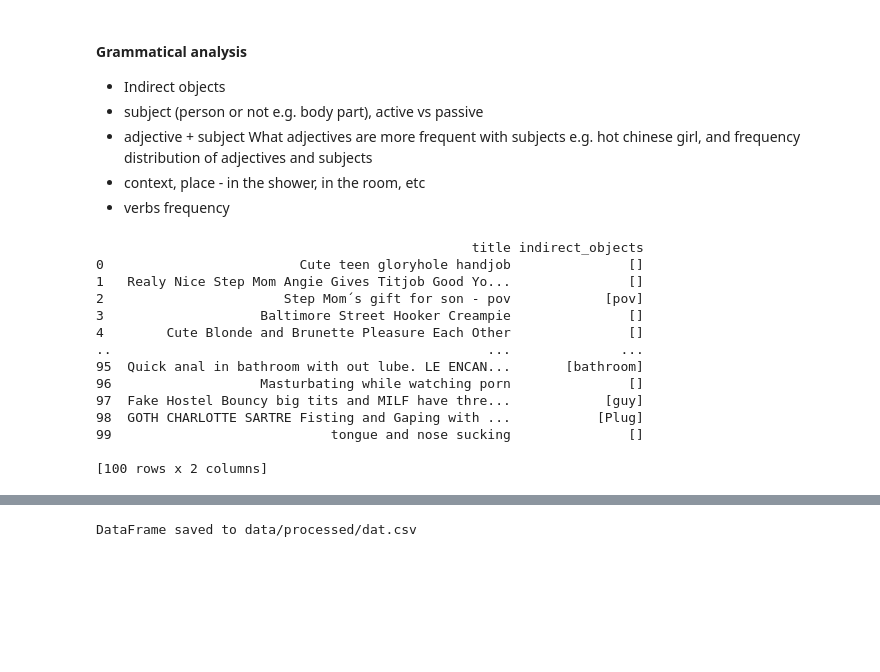
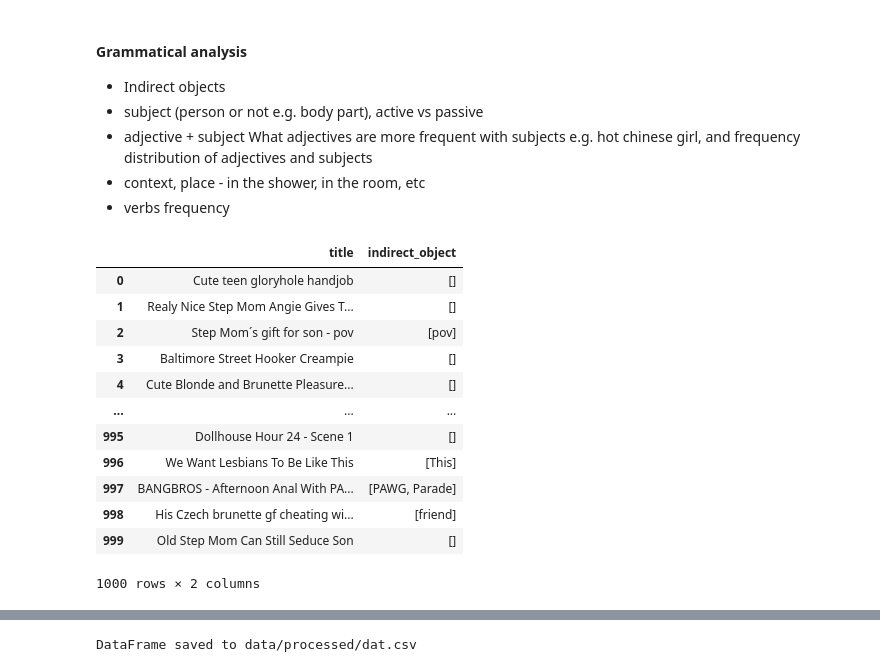
Before and after one commit to ptypes-nlesc/stereotype-map, a Jupyter notebook: notebooks/Analysis.ipynb, the cells around one changed output, grey strips where cells are left out. Cells and saved outputs as stored; diff of their text form; code cells hidden in the pictures; blank space fills up the shorter version.

```diff
--- a/notebooks/Analysis.ipynb
+++ b/notebooks/Analysis.ipynb
@@ -321,53 +321,52 @@ Name: sentiment, Length: 218004, dtype: float64
 - context, place - in the shower, in the room, etc
 - verbs frequency
 # %%
-df = pd.read_csv("data/processed/dat.csv").head(100)
-# TODO need more thinking
+df = pd.read_csv("data/processed/dat.csv").head(1000)
+# # TODO need more thinking
 
-import spacy
+# import spacy
 
-# Load the English NLP model
-nlp = spacy.load("en_core_web_md")
+# # Load the English NLP model
+# nlp = spacy.load("en_core_web_md")
 
 
-# Function to extract indirect objects from a title
-def extract_indirect_objects(title):
-    doc = nlp(title)
-    indirect_objects = []
+# # Function to extract indirect objects from a title
+# def extract_indirect_object(title):
+#     doc = nlp(title)
+#     indirect_objects = []
 
-    for token in doc:
-        # Check for indirect object (dative case) or preposition followed by a noun
-        if token.dep_ == "iobj":
-            indirect_objects.append(token.text)
-        elif token.dep_ == "prep":  # Check for prepositions
-            # Look for the object of the preposition
-            for child in token.children:
-                if child.dep_ in [
-                    "pobj",
-                    "dobj",
-                ]:  # Object of the preposition or direct object
-                    indirect_objects.append(child.text)
+#     for token in doc:
+#         # Check for indirect object (dative case) or preposition followed by a noun
+#         if token.dep_ == "iobj":
+#             indirect_objects.append(token.text)
+#         elif token.dep_ == "prep":  # Check for prepositions
+#             # Look for the object of the preposition
+#             for child in token.children:
+#                 if child.dep_ in [
+#                     "pobj",
+#                     "dobj",
+#                 ]:  # Object of the preposition or direct object
+#                     indirect_objects.append(child.text)
 
-    return indirect_objects
+#     return indirect_objects
 
 
-# Apply the function to the titles in the DataFrame
-df["indirect_objects"] = df["title"].apply(extract_indirect_objects)
+# # Apply the function to the titles in the DataFrame
+# df["indirect_object"] = df["title"].apply(extract_indirect_object)
 
-# Display the results
-print(df[["title", "indirect_objects"]])
+# # Display the results
+# df[["title", "indirect_object"]]
 # %% [output]
+|  | title | indirect_object |
+| 0 | Cute teen gloryhole handjob | [] |
+| 1 | Realy Nice Step Mom Angie Gives T... | [] |
+| 2 | Step Mom´s gift for son - pov | [pov] |
+| 3 | Baltimore Street Hooker Creampie | [] |
+| 4 | Cute Blonde and Brunette Pleasure... | [] |
+| ... | ... | ... |
+| 995 | Dollhouse Hour 24 - Scene 1 | [] |
+| 996 | We Want Lesbians To Be Like This | [This] |
+| 997 | BANGBROS - Afternoon Anal With PA... | [PAWG, Parade] |
+| 998 | His Czech brunette gf cheating wi... | [friend] |
+| 999 | Old Step Mom Can Still Seduce Son | [] |
-                                                title indirect_objects
-0                         Cute teen gloryhole handjob               []
-1   Realy Nice Step Mom Angie Gives Titjob Good Yo...               []
-2                       Step Mom´s gift for son - pov            [pov]
-3                    Baltimore Street Hooker Creampie               []
-4        Cute Blonde and Brunette Pleasure Each Other               []
-..                                                ...              ...
-95  Quick anal in bathroom with out lube. LE ENCAN...       [bathroom]
-96                   Masturbating while watching porn               []
-97  Fake Hostel Bouncy big tits and MILF have thre...            [guy]
-98  GOTH CHARLOTTE SARTRE Fisting and Gaping with ...           [Plug]
-99                            tongue and nose sucking               []
-
-[100 rows x 2 columns]
+1000 rows × 2 columns
```
Also changed, not shown: parts of 5 cells of this notebook.
